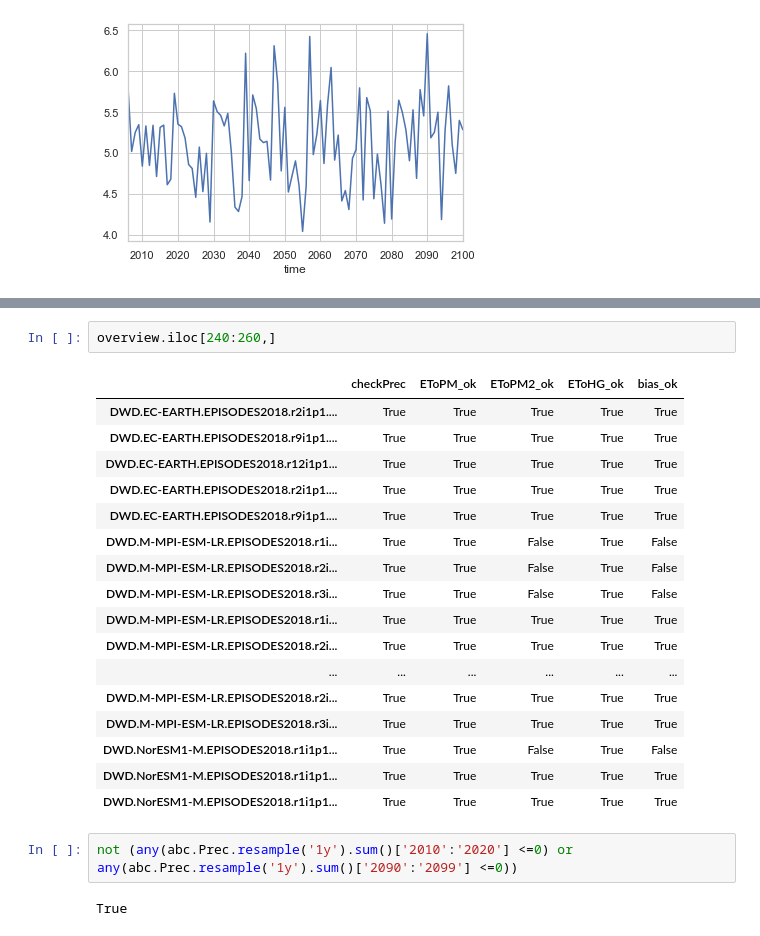
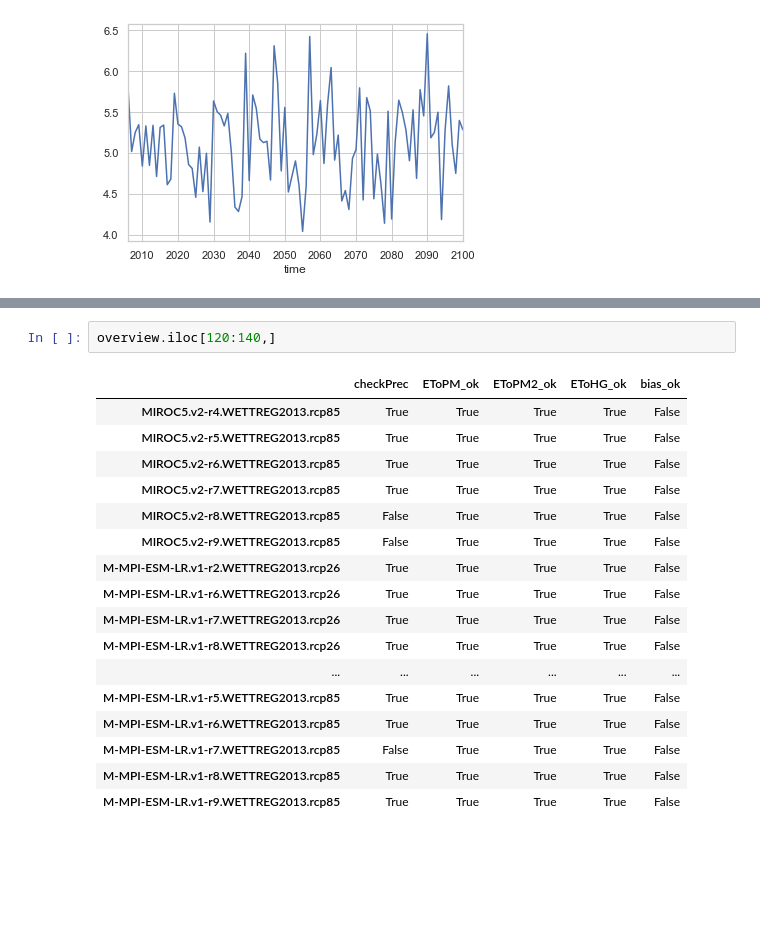
Before and after one commit to jonaslenz/RUINSapp, a Jupyter notebook: Climate_cleaner.ipynb, the cells around one changed output, grey strips where cells are left out. Saved outputs shown, nothing was run; the diff lists cells and outputs as text; blank space fills up the shorter version.

```diff
--- a/Climate_cleaner.ipynb
+++ b/Climate_cleaner.ipynb
@@ -388,24 +388,20 @@ for key in keys:
 # %%
-overview.iloc[240:260,]
+overview.iloc[120:140,]
 # %% [output]
 |  | checkPrec | EToPM_ok | EToPM2_ok | EToHG_ok | bias_ok |
-| DWD.EC-EARTH.EPISODES2018.r2i1p1.... | True | True | True | True | True |
-| DWD.EC-EARTH.EPISODES2018.r9i1p1.... | True | True | True | True | True |
-| DWD.EC-EARTH.EPISODES2018.r12i1p1... | True | True | True | True | True |
-| DWD.EC-EARTH.EPISODES2018.r2i1p1.... | True | True | True | True | True |
-| DWD.EC-EARTH.EPISODES2018.r9i1p1.... | True | True | True | True | True |
-| DWD.M-MPI-ESM-LR.EPISODES2018.r1i... | True | True | False | True | False |
-| DWD.M-MPI-ESM-LR.EPISODES2018.r2i... | True | True | False | True | False |
-| DWD.M-MPI-ESM-LR.EPISODES2018.r3i... | True | True | False | True | False |
-| DWD.M-MPI-ESM-LR.EPISODES2018.r1i... | True | True | True | True | True |
-| DWD.M-MPI-ESM-LR.EPISODES2018.r2i... | True | True | True | True | True |
+| MIROC5.v2-r4.WETTREG2013.rcp85 | True | True | True | True | False |
+| MIROC5.v2-r5.WETTREG2013.rcp85 | True | True | True | True | False |
+| MIROC5.v2-r6.WETTREG2013.rcp85 | True | True | True | True | False |
+| MIROC5.v2-r7.WETTREG2013.rcp85 | True | True | True | True | False |
+| MIROC5.v2-r8.WETTREG2013.rcp85 | False | True | True | True | False |
+| MIROC5.v2-r9.WETTREG2013.rcp85 | False | True | True | True | False |
+| M-MPI-ESM-LR.v1-r2.WETTREG2013.rcp26 | True | True | True | True | False |
+| M-MPI-ESM-LR.v1-r6.WETTREG2013.rcp26 | True | True | True | True | False |
+| M-MPI-ESM-LR.v1-r7.WETTREG2013.rcp26 | True | True | True | True | False |
+| M-MPI-ESM-LR.v1-r8.WETTREG2013.rcp26 | True | True | True | True | False |
 | ... | ... | ... | ... | ... | ... |
-| DWD.M-MPI-ESM-LR.EPISODES2018.r2i... | True | True | True | True | True |
-| DWD.M-MPI-ESM-LR.EPISODES2018.r3i... | True | True | True | True | True |
-| DWD.NorESM1-M.EPISODES2018.r1i1p1... | True | True | False | True | False |
-| DWD.NorESM1-M.EPISODES2018.r1i1p1... | True | True | True | True | True |
-| DWD.NorESM1-M.EPISODES2018.r1i1p1... | True | True | True | True | True |
+| M-MPI-ESM-LR.v1-r5.WETTREG2013.rcp85 | True | True | True | True | False |
+| M-MPI-ESM-LR.v1-r6.WETTREG2013.rcp85 | True | True | True | True | False |
+| M-MPI-ESM-LR.v1-r7.WETTREG2013.rcp85 | False | True | True | True | False |
+| M-MPI-ESM-LR.v1-r8.WETTREG2013.rcp85 | True | True | True | True | False |
+| M-MPI-ESM-LR.v1-r9.WETTREG2013.rcp85 | True | True | True | True | False |
-# %%
-not (any(abc.Prec.resample('1y').sum()['2010':'2020'] <=0) or any(abc.Prec.resample('1y').sum()['2090':'2099'] <=0))
-# %% [output]
-True
```
Also changed, not shown: parts of 2 cells of this notebook.
